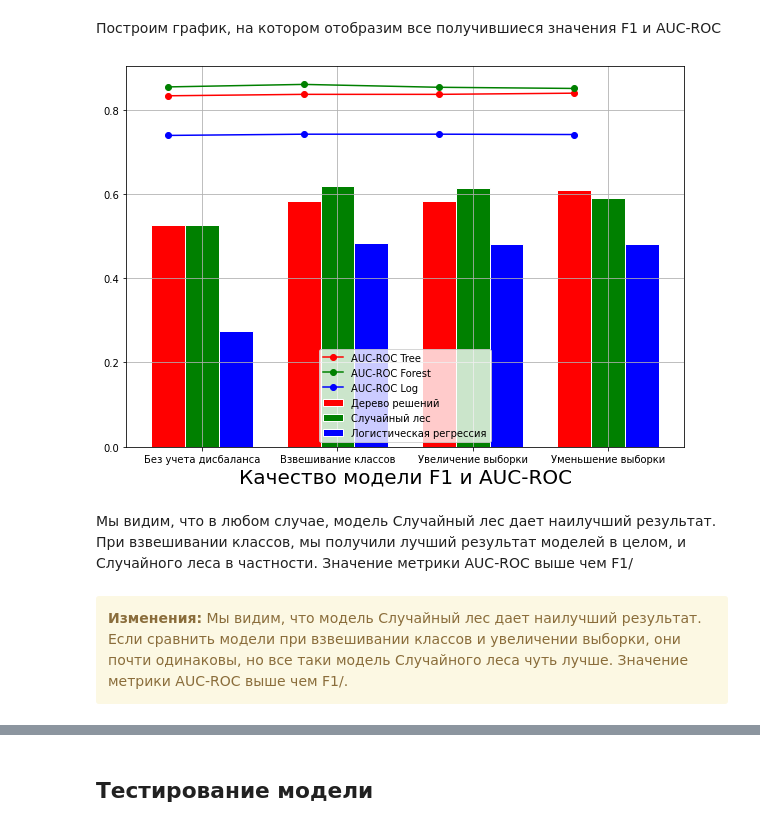
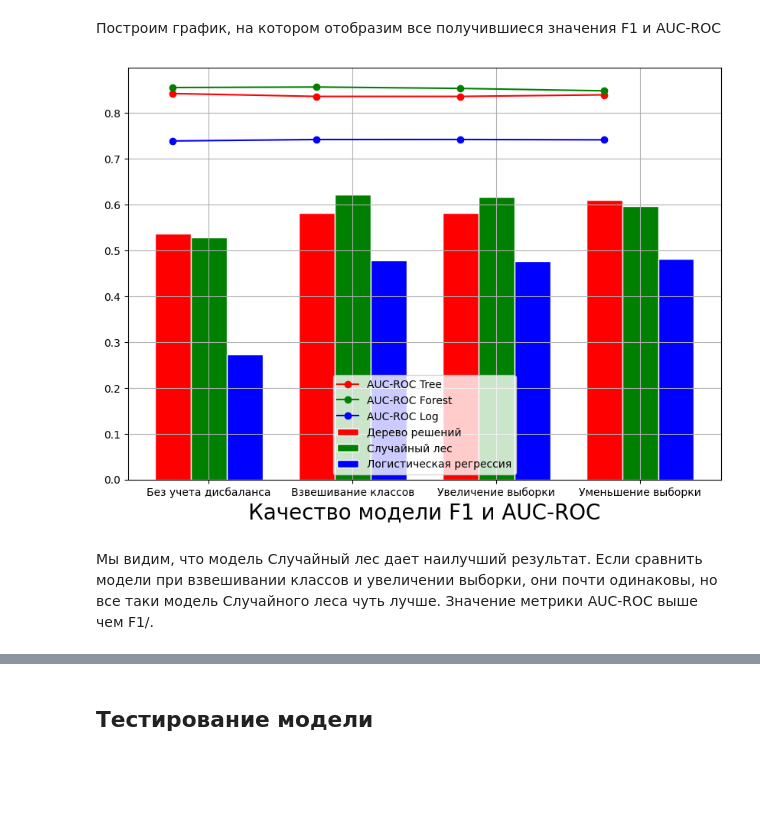
Before and after one commit to denismaslov/yandex, a Jupyter notebook: sprint6/yandex_practicum_sprint6.ipynb, the cells around one changed output, grey strips where cells are left out. Drawn from its saved outputs; the diff is of its cells as text; code cells hidden in the pictures; blank space fills up the shorter version.

```diff
--- a/sprint6/yandex_practicum_sprint6.ipynb
+++ b/sprint6/yandex_practicum_sprint6.ipynb
@@ -1024,7 +890,7 @@ AUC-ROC Дерева решений:  0.8361838544922505
 best_model_for = None
 best_f1_for_u = 0
 
-for est in tqdm(range(10, 101, 10)):
+for est in range(10, 101, 10):
     for depth in range(1, 10):
         model_forest = RandomForestClassifier(random_state=12345,
                                               n_estimators=est,
@@ -1053,7 +919,7 @@ Wall time: 29.2 s
 # %%
 model_forest = RandomForestClassifier(random_state=12345,
-                                      n_estimators=20,
-                                      max_depth=9)
+                                      n_estimators=10,
+                                      max_depth=8)
 model_forest.fit(features_upsampled, target_upsampled)
 predictions_valid_forest = model_forest.predict(features_valid)
 
@@ -1259,7 +1112,7 @@ AUC-ROC Дерева решений:  0.8389699147467062
 best_model_for = None
 best_f1_for_d = 0
 
-for est in tqdm(range(10, 101, 10)):
+for est in range(10, 101, 10):
     for depth in range(1, 10):
         model_forest = RandomForestClassifier(random_state=12345,
                                               n_estimators=est,
@@ -1288,7 +1141,7 @@ Wall time: 14.4 s
 # %%
 model_forest = RandomForestClassifier(random_state=12345,
-                                      n_estimators=60,
-                                      max_depth=9)
+                                      n_estimators=100,
+                                      max_depth=7)
 model_forest.fit(features_downsampled, target_downsampled)
 predictions_valid_forest = model_forest.predict(features_valid)
 
@@ -1409,41 +1262,37 @@ plt.show()
 # set width of bars
 barWidth = 0.25
 plt.figure(figsize=(10, 7))
-plt.grid(b=True)
+plt.grid()
 # set heights of bars
 tree = [best_f1_tree_n, best_f1_tree_w, best_f1_tree_u, best_f1_tree_d]
 forest = [best_f1_for_n, best_f1_for_w, best_f1_for_u, best_f1_for_d, ]
 log = [best_f1_log_n, best_f1_log_w, best_f1_log_u, best_f1_log_d]
 
 roc_tree = [auc_roc_tree_n, auc_roc_tree_w, auc_roc_tree_u, auc_roc_tree_d]
 roc_forest = [auc_roc_for_n, auc_roc_for_w, auc_roc_for_u, auc_roc_for_d]
 roc_log = [auc_roc_log_n, auc_roc_log_w, auc_roc_log_u, auc_roc_log_d]
 
 # Set position of bar on X axis
 r1 = np.arange(len(tree))
 r2 = [x + barWidth for x in r1]
 r3 = [x + barWidth for x in r2]
 
 # Make the plot
 plt.bar(r1, tree, color='red', width=barWidth, edgecolor='white', label='Дерево решений')
 plt.bar(r2, forest, color='green', width=barWidth, edgecolor='white', label='Случайный лес')
 plt.bar(r3, log, color='blue', width=barWidth, edgecolor='white', label='Логистическая регрессия')
 
 plt.plot(roc_tree, color='red', marker="o", label='AUC-ROC Tree')
 plt.plot(roc_forest, color='green', marker="o", label='AUC-ROC Forest')
 plt.plot(roc_log, color='blue', marker="o", label='AUC-ROC Log')
 # Add xticks on the middle of the group bars
 plt.xlabel('Качество модели F1 и AUC-ROC', fontsize=20)
 plt.xticks([r + barWidth for r in range(len(tree))], ['Без учета дисбаланса', 'Взвешивание классов', 'Увеличение выборки', 'Уменьшение выборки'])
 
 # Create legend & Show graphic
 plt.legend(loc='lower center')
 plt.show()
 # %% [output]
-[figure, old version]
+[figure, new version]
 # %% [markdown]
-Мы видим, что в любом случае, модель Случайный лес дает наилучший результат. При взвешивании классов, мы получили лучший результат моделей в целом, и Случайного леса в частности. Значение метрики AUC-ROC выше чем F1/
+Мы видим, что модель Случайный лес дает наилучший результат. Если сравнить модели при взвешивании классов и увеличении выборки, они почти одинаковы, но все таки модель Случайного леса чуть лучше. Значение метрики AUC-ROC выше чем F1/.
-# %% [markdown]
-<div class="alert alert-block alert-warning">
-<b>Изменения:</b> Мы видим, что модель Случайный лес дает наилучший результат. Если сравнить модели при взвешивании классов и увеличении выборки, они почти одинаковы, но все таки модель Случайного леса чуть лучше. Значение метрики AUC-ROC выше чем F1/.
-</div>
```
Also changed, not shown: parts of 77 cells of this notebook, 1 other file.
